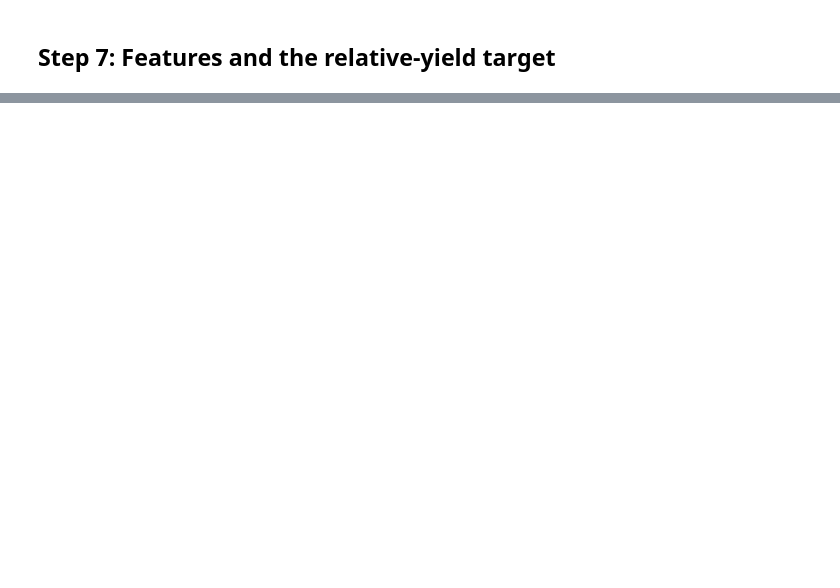
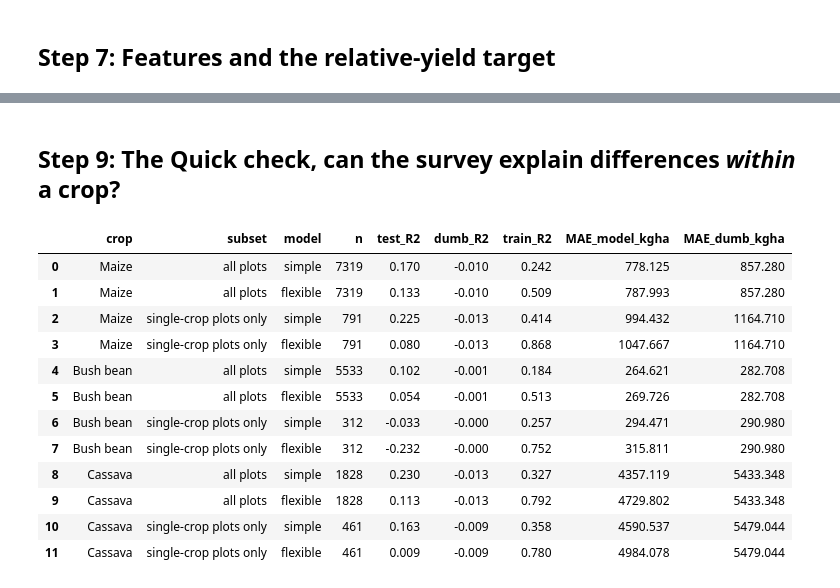
Before and after one commit to tmachingur-code/predicting-crop-yield-rwanda, a Jupyter notebook: notebooks/Predicting_Crop_Yield_Rwanda.ipynb, the cells around one changed output, grey strips where cells are left out. Drawn from its saved outputs; the diff is of its cells as text; code cells hidden in the pictures; blank space fills up the shorter version.

```diff
--- a/notebooks/Predicting_Crop_Yield_Rwanda.ipynb
+++ b/notebooks/Predicting_Crop_Yield_Rwanda.ipynb
@@ -431,0 +200,20 @@ pd.DataFrame(rows).round(3).set_index("features")
+# %%
+LOC      = ["s1q1", "s1q2", "s1q3"]            # province, district, land type
+FARMER   = ["s1q7", "s1q8", "s1q9"]            # farmer type, gender, age
+PLOT     = ["s2q2"]                            # plot size (square metres)
+PRACTICE = ["organic", "inorganic", "pesticide", "n_inorg_products",
+            "erosion", "anti_erosion", "consolidation", "irrigated"]
+NEW      = ["planting_period", "seed_type", "seed_cost_ha", "fert_kg_ha", "labour_ha", "mechanised"]
+BASE     = ["cropcategory"] + LOC + FARMER + PLOT + PRACTICE      # first feature set
+FEATURES = BASE + NEW                                             # final feature set
+CATEGORICAL = ["cropcategory", "s1q1", "s1q2", "s1q3", "seed_type"]
+
+def make_target(train, test, cap_q=0.99):
+    """Caps and crop medians come from `train` only. Returns relative yield for train and test plus the crop baselines."""
+    caps = train.groupby("cropcategory")["yield"].quantile(cap_q)
+    def log_capped(d):
+        return np.log(d["yield"].clip(upper=d["cropcategory"].map(caps)))
+    lt_tr, lt_te = log_capped(train), log_capped(test)
+    med = lt_tr.groupby(train["cropcategory"]).median()
+    b_tr, b_te = train["cropcategory"].map(med), test["cropcategory"].map(med)
+    return lt_tr - b_tr, lt_te - b_te, b_tr, b_te
@@ -431,0 +272,56 @@ pd.DataFrame(rows).round(3).set_index("features")
+# %% [markdown]
+## Step 9: The Quick check, can the survey explain differences *within* a crop?
+# %%
+def make_model(features, kind="flexible"):
+    cat = [f in CATEGORICAL for f in features]
+    if kind == "simple":
+        return HistGradientBoostingRegressor(max_iter=100, learning_rate=0.05, max_depth=3, min_samples_leaf=50,
+                                             categorical_features=cat, random_state=RANDOM_STATE)
+    return HistGradientBoostingRegressor(max_iter=250, learning_rate=0.05, categorical_features=cat,
+                                         random_state=RANDOM_STATE)
+
+def run_cv(d, features, kind="flexible", n_splits=5):
+    d = d.reset_index(drop=True)
+    oof, base, rel = (np.full(len(d), np.nan) for _ in range(3))
+    train_r2 = []
+    for tr, te in GroupKFold(n_splits).split(d, groups=d["segment_id"]):
+        dtr, dte = d.iloc[tr], d.iloc[te]
+        y_tr, y_te, b_tr, b_te = make_target(dtr, dte)
+        ok = y_tr.notna()
+        m = make_model(features, kind).fit(dtr.loc[ok, features], y_tr[ok])
+        train_r2.append(r2_score(y_tr[ok], m.predict(dtr.loc[ok, features])))
+        oof[te], base[te], rel[te] = m.predict(dte[features]), b_te.values, y_te.values
+    ok = ~np.isnan(rel) & ~np.isnan(oof)
+    return dict(n=int(ok.sum()), test_r2=r2_score(rel[ok], oof[ok]), dumb_r2=r2_score(rel[ok], np.zeros(ok.sum())),
+                train_r2=float(np.mean(train_r2)),
+                mae_model=mean_absolute_error(d["yield"][ok], np.exp(base[ok] + oof[ok])),
+                mae_dumb=mean_absolute_error(d["yield"][ok], np.exp(base[ok])),
+                frame=pd.DataFrame({"cropcategory": d["cropcategory"][ok].values, "rel": rel[ok], "pred": oof[ok]}))
+
+FEATS_NOCROP = [f for f in FEATURES if f != "cropcategory"]
+rows = []
+for code_, name in [(1, "Maize"), (10, "Bush bean"), (9, "Cassava")]:
+    for subset in ["all plots", "single-crop plots only"]:
+        d = data[data["cropcategory"] == code_]
+        if subset != "all plots":
+            d = d[d["single_crop_plot"]]
+        for kind in ["simple", "flexible"]:
+            r = run_cv(d, FEATS_NOCROP, kind)
+            rows.append(dict(crop=name, subset=subset, model=kind, n=r["n"], test_R2=r["test_r2"], dumb_R2=r["dumb_r2"],
+                             train_R2=r["train_r2"], MAE_model_kgha=r["mae_model"], MAE_dumb_kgha=r["mae_dumb"]))
+quick = pd.DataFrame(rows).round(3)
+quick
+# %% [output]
+|  | crop | subset | model | n | test_R2 | dumb_R2 | train_R2 | MAE_model_kgha | MAE_dumb_kgha |
+| 0 | Maize | all plots | simple | 7319 | 0.170 | -0.010 | 0.242 | 778.125 | 857.280 |
+| 1 | Maize | all plots | flexible | 7319 | 0.133 | -0.010 | 0.509 | 787.993 | 857.280 |
+| 2 | Maize | single-crop plots only | simple | 791 | 0.225 | -0.013 | 0.414 | 994.432 | 1164.710 |
+| 3 | Maize | single-crop plots only | flexible | 791 | 0.080 | -0.013 | 0.868 | 1047.667 | 1164.710 |
+| 4 | Bush bean | all plots | simple | 5533 | 0.102 | -0.001 | 0.184 | 264.621 | 282.708 |
+| 5 | Bush bean | all plots | flexible | 5533 | 0.054 | -0.001 | 0.513 | 269.726 | 282.708 |
+| 6 | Bush bean | single-crop plots only | simple | 312 | -0.033 | -0.000 | 0.257 | 294.471 | 290.980 |
+| 7 | Bush bean | single-crop plots only | flexible | 312 | -0.232 | -0.000 | 0.752 | 315.811 | 290.980 |
+| 8 | Cassava | all plots | simple | 1828 | 0.230 | -0.013 | 0.327 | 4357.119 | 5433.348 |
+| 9 | Cassava | all plots | flexible | 1828 | 0.113 | -0.013 | 0.792 | 4729.802 | 5433.348 |
+| 10 | Cassava | single-crop plots only | simple | 461 | 0.163 | -0.009 | 0.358 | 4590.537 | 5479.044 |
+| 11 | Cassava | single-crop plots only | flexible | 461 | 0.009 | -0.009 | 0.780 | 4984.078 | 5479.044 |
```
Also changed, not shown: parts of 45 cells of this notebook.
